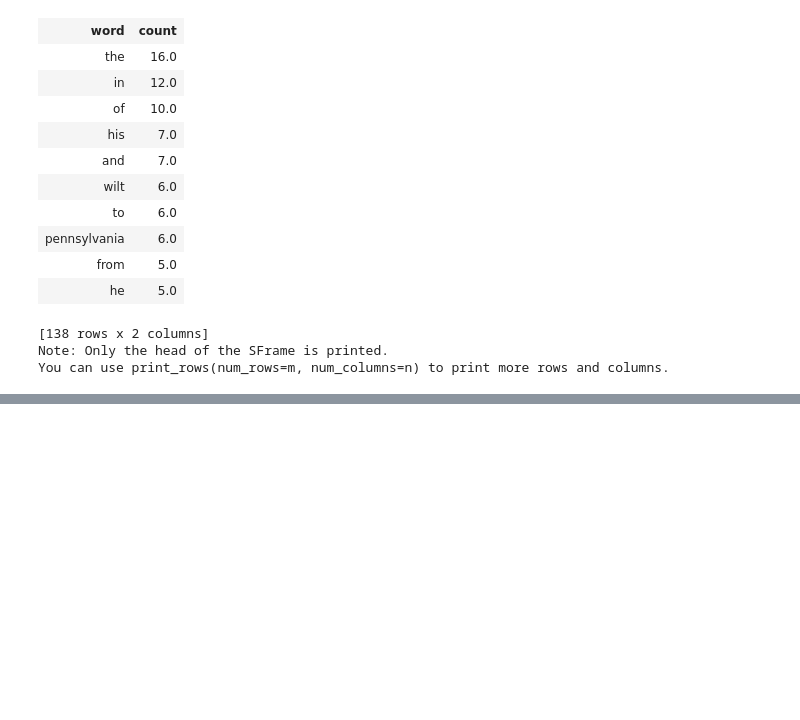
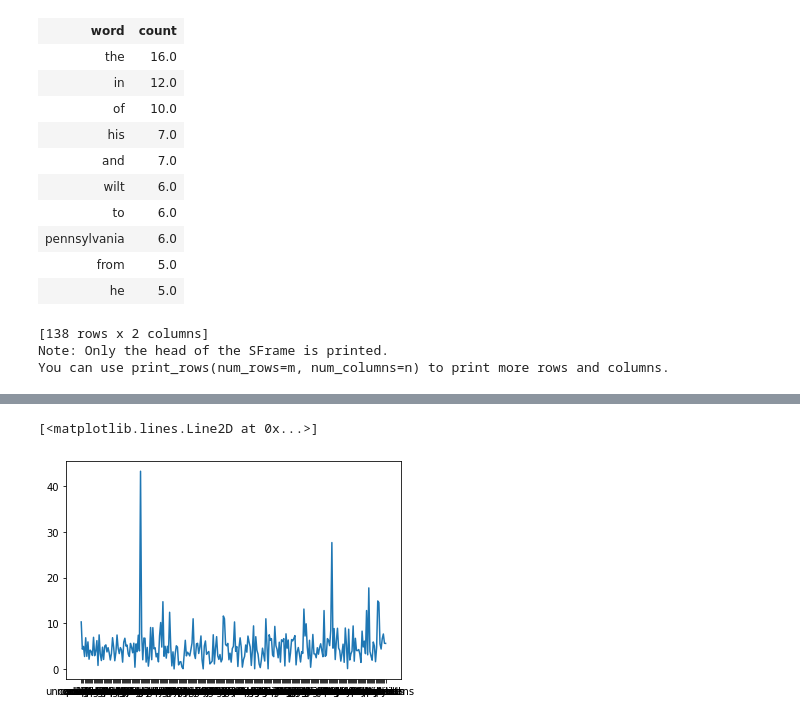
Before and after one commit to AkhilVinayakp/machine_Learning_Algorithms_python, a Jupyter notebook: clustering/clust_wiki_data.ipynb, the cells around one changed output, grey strips where cells are left out. Cells and saved outputs as stored; diff of their text form; code cells hidden in the pictures; blank space fills up the shorter version.

```diff
--- a/clustering/clust_wiki_data.ipynb
+++ b/clustering/clust_wiki_data.ipynb
@@ -84,3 +84,5 @@ c_table.sort('count',ascending=False)
 [138 rows x 2 columns]
 Note: Only the head of the SFrame is printed.
 You can use print_rows(num_rows=m, num_columns=n) to print more rows and columns.
+# %%
+people['word_count'] = turicreate.text_analytics.count_words(people['text'])
@@ -86,0 +106,2 @@ You can use print_rows(num_rows=m, num_columns=n) to print more rows and columns
+# %%
+people['tfidf'] = turicreate.text_analytics.tf_idf(people['text'])
@@ -86,0 +157,2 @@ You can use print_rows(num_rows=m, num_columns=n) to print more rows and columns
+# %%
+obama = people[people['name'] == 'Barack Obama']
@@ -86,0 +207,2 @@ You can use print_rows(num_rows=m, num_columns=n) to print more rows and columns
+# %%
+ob2 = obama[['tfidf']].stack('tfidf', new_column_name=['w','c'])
@@ -86,0 +211,5 @@ You can use print_rows(num_rows=m, num_columns=n) to print more rows and columns
+# %%
+plt.plot(ob2['w'].sort(),ob2['c'])
+# %% [output]
+[<matplotlib.lines.Line2D at 0x...>]
+[figure, added]
```
Also changed, not shown: parts of 12 cells of this notebook.
